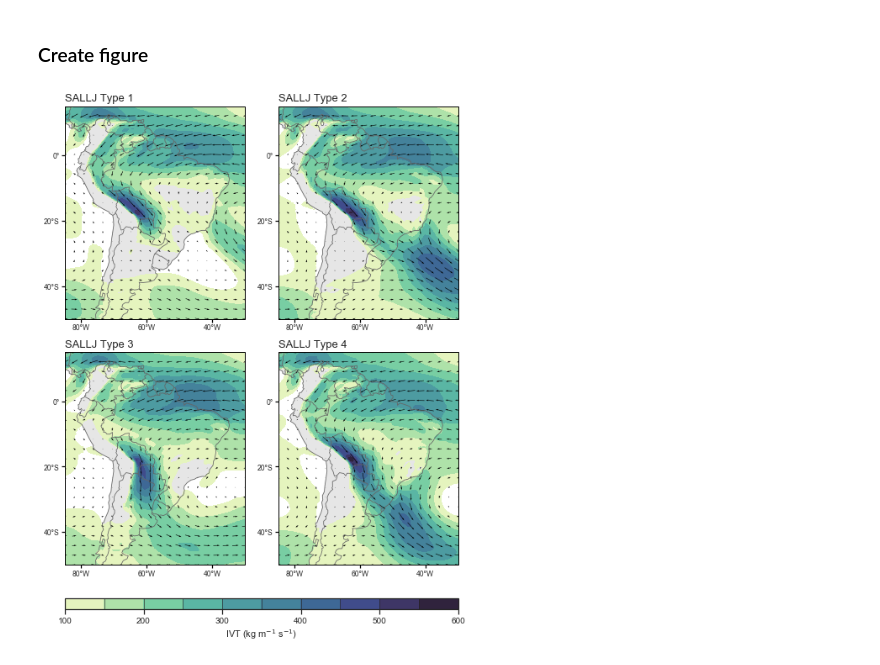
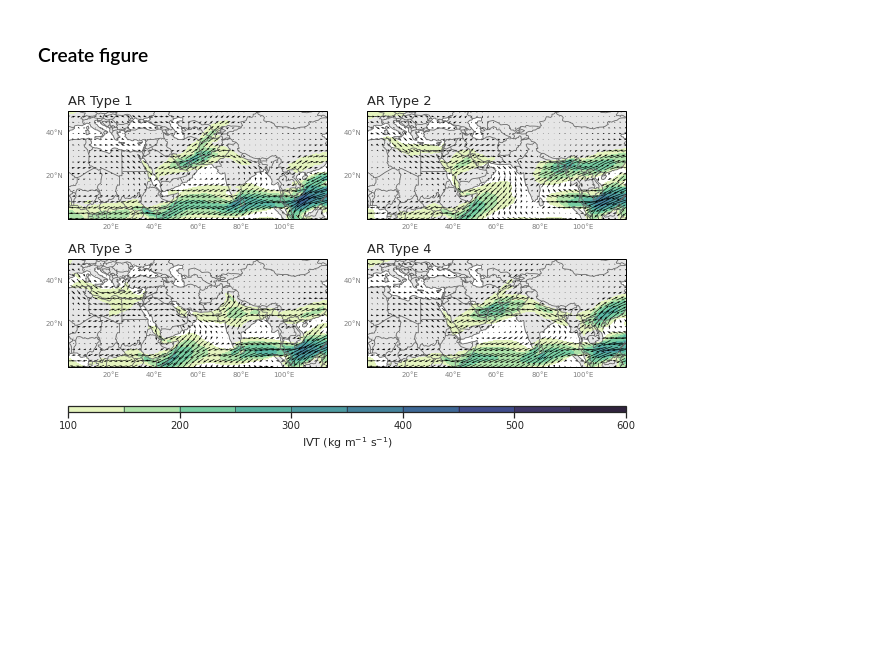
Before and after one commit to dlnash/AR_types, a Jupyter notebook: analysis/fig5_ivt.ipynb, the cells around one changed output. Drawn from its saved outputs; the diff is of its cells as text; code cells hidden in the pictures; blank space fills up the shorter version.

```diff
--- a/analysis/fig5_ivt.ipynb
+++ b/analysis/fig5_ivt.ipynb
@@ -91,15 +115,15 @@ era = era.sel(time=idx)
 # %%
-# Combine SALLJ data w/ reanalysis data
+# Combine AR Cat data w/ reanalysis data
 
 # Add llj time series to the ERA dataset
-era['llj'] = ('time', df.LLJ_CAT)
-era = era.set_coords('llj')
+era['ar'] = ('time', df.AR_CAT)
+era = era.set_coords('ar')
 
 # Select only LLJ days
-idx = (era.llj >= 1)
-era_llj = era.sel(time=idx)
+idx = (era.ar >= 1)
+era_ar = era.sel(time=idx)
 
 # print results
-print(era_llj)
+print(era_ar)
 # %% [output]
 <xarray.Dataset>
@@ -119,6 +141,6 @@ Data variables:
 # %%
-# Compute composites of each SALLJ type
-era_llj_comp = era_llj.groupby('llj').mean('time')
-print(era_llj_comp)
+# Compute composites of each AR type
+era_ar_comp = era_ar.groupby('ar').mean('time')
+print(era_ar_comp)
 # %% [output]
 <xarray.Dataset>
@@ -136,12 +158,12 @@ Data variables:
 ### Data for plotting
 # %%
 # lat/lon arrays
-lats = era_llj_comp.latitude.values
-lons = era_llj_comp.longitude.values
+lats = era_ar_comp.lat.values
+lons = era_ar_comp.lon.values
 
 # IVT
-uvec = era_llj_comp.ivte.values
-vvec = era_llj_comp.ivtn.values
+uvec = era_ar_comp.ivte.values
+vvec = era_ar_comp.ivtn.values
 ivt = np.sqrt(uvec**2 + vvec**2)
 # %% [markdown]
 ### Common plot properties
@@ -154,18 +176,12 @@ sns.set_style("ticks", {'patch.force_edgecolor':False})
 datacrs = ccrs.PlateCarree()   # data/source
 mapcrs = ccrs.PlateCarree()    # map/destination
 
-# Set map extent
-lonmin = -85.0
-lonmax = -30.0
-latmin = -50.0
-latmax = 15.0
-
-# Set tickmark locations
-dx = np.arange(-80,lonmax,20)
-dy = np.arange(-40,latmax,20)
+# Set tick/grid locations
+dx = np.arange(lonmin,lonmax+20,20)
+dy = np.arange(latmin,latmax+20,20)
 
 # Labels
-plt_labels = ['SALLJ Type 1', 'SALLJ Type 2', 'SALLJ Type 3','SALLJ Type 4']
+plt_labels = ['AR Type 1', 'AR Type 2', 'AR Type 3','AR Type 4']
 # %% [markdown]
 ### Create figure
 # %%
@@ -182,32 +198,32 @@ axgr = AxesGrid(fig, 111, axes_class=axes_class,
                 cbar_pad=0.0, cbar_size='2.5%',label_mode='')
 
 # Loop for drawing each plot
 for k, ax in enumerate(axgr):
     ax = draw_basemap(ax, extent=[lonmin,lonmax,latmin,latmax], xticks=dx, yticks=dy)
 
     # IVT (filled contour)
     clevs_ivt = np.arange(100,601,50)
     cf = ax.contourf(lons, lats, ivt[k,:,:], transform=datacrs,
                     levels=clevs_ivt, cmap=cmo.deep)
 
     # IVT vectors
     ax.quiver(lons, lats, uvec[k,:,:], vvec[k,:,:], transform=datacrs,
         color='black', regrid_shape=20, pivot='middle')
 
     # Subtitles
     ax.set_title(plt_labels[k], loc='left', fontsize=13)
 
 
 # Colorbar (single)
 cb = fig.colorbar(cf, axgr.cbar_axes[0], orientation='horizontal', drawedges=True)
 cb.set_label('IVT (kg m$^{-1}$ s$^{-1}$)', fontsize=11)
 cb.ax.tick_params(labelsize=10)
 
 # Save figure
-filepath = path_to_figs / 'fig5.png'
+filepath = path_to_figs + 'ar_types_'+ fname_id + '.png'
 plt.savefig(filepath, dpi=150, bbox_inches='tight')
 
 # Show
 plt.show()
 # %% [output]
-[figure, old version]
+[figure, new version]
```
Also changed, not shown: parts of 13 cells of this notebook, 40 other files.
